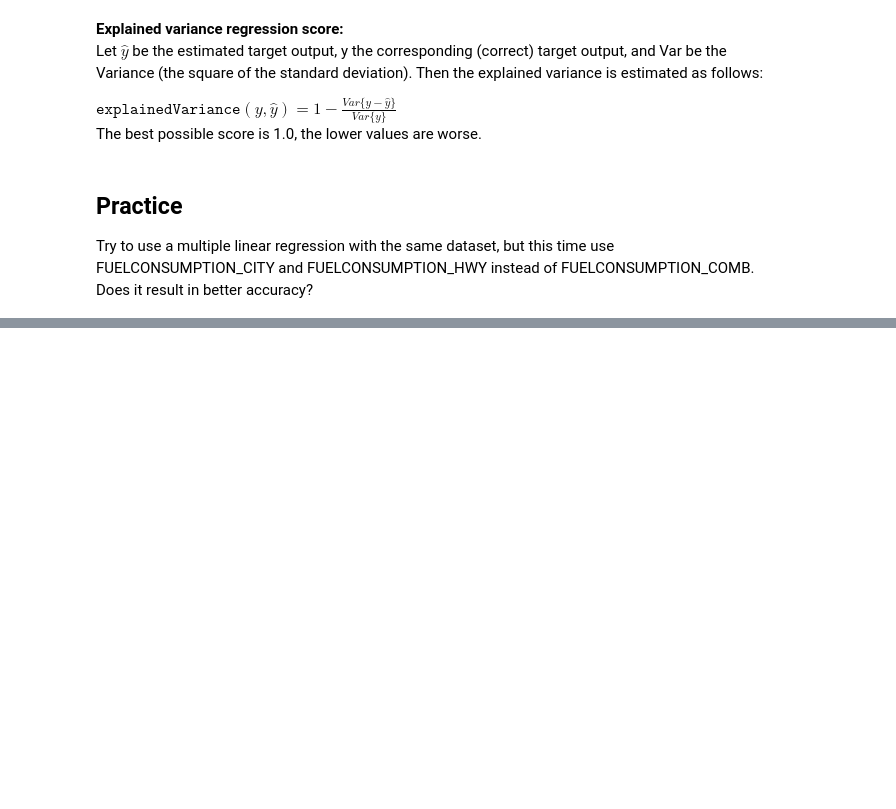
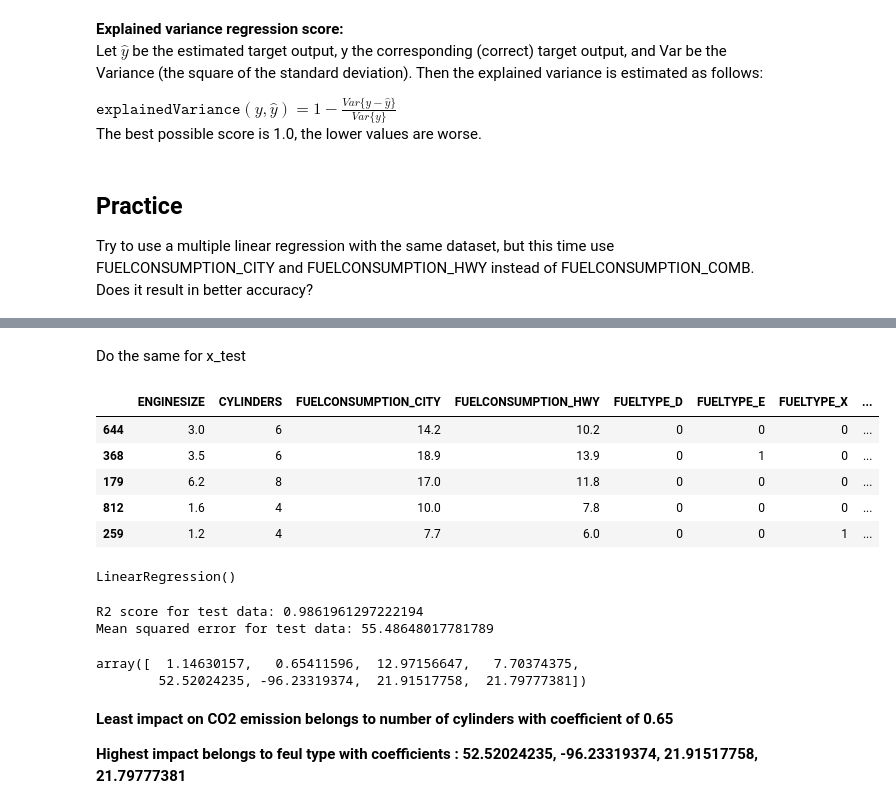
Before and after one commit to MohammadRezaAlikhani/CO2_emission, a Jupyter notebook: ML0101EN-Reg-Mulitple-Linear-Regression-Co2.ipynb, the cells around one changed output, grey strips where cells are left out. Saved outputs shown, nothing was run; the diff lists cells and outputs as text; code cells hidden in the pictures; blank space fills up the shorter version.

```diff
--- a/ML0101EN-Reg-Mulitple-Linear-Regression-Co2.ipynb
+++ b/ML0101EN-Reg-Mulitple-Linear-Regression-Co2.ipynb
@@ -246,0 +275,5 @@ Saeed Aghabozorgi
+# %%
+# new df for independent variables
+y = df["CO2EMISSIONS"]
+# %%
+x = df.drop(columns="CO2EMISSIONS")
@@ -246,0 +299,20 @@ Saeed Aghabozorgi
+# %% [markdown]
+Do the same for x_test
+# %%
+FUELTYPE_df = pd.get_dummies(x_test["FUELTYPE"], prefix="FUELTYPE")
+x_test = x_test[["ENGINESIZE","CYLINDERS","FUELCONSUMPTION_CITY","FUELCONSUMPTION_HWY"]]
+x_test = pd.concat([x_test,FUELTYPE_df], axis=1)
+x_test.head()
+# %% [output]
+|  | ENGINESIZE | CYLINDERS | FUELCONSUMPTION_CITY | FUELCONSUMPTION_HWY | FUELTYPE_D | FUELTYPE_E | FUELTYPE_X | ... |
+| 644 | 3.0 | 6 | 14.2 | 10.2 | 0 | 0 | 0 | ... |
+| 368 | 3.5 | 6 | 18.9 | 13.9 | 0 | 1 | 0 | ... |
+| 179 | 6.2 | 8 | 17.0 | 11.8 | 0 | 0 | 0 | ... |
+| 812 | 1.6 | 4 | 10.0 | 7.8 | 0 | 0 | 0 | ... |
+| 259 | 1.2 | 4 | 7.7 | 6.0 | 0 | 0 | 1 | ... |
+# %%
+# train model
+regr.fit(X=x_train,
+         y=y_train)
+# %% [output]
+LinearRegression()
@@ -246,0 +322,17 @@ Saeed Aghabozorgi
+# %%
+# evaluation of model
+print (f"R2 score for test data: {r2_score(y_test, y_hat2)}")
+print (f"Mean squared error for test data: {mse(y_test, y_hat2)}")
+# %% [output]
+R2 score for test data: 0.9861961297222194
+Mean squared error for test data: 55.48648017781789
+# %%
+# check the coefficients
+regr.coef_
+# %% [output]
+array([  1.14630157,   0.65411596,  12.97156647,   7.70374375,
+        52.52024235, -96.23319374,  21.91517758,  21.79777381])
+# %% [markdown]
+__Least impact on CO2 emission belongs to number of cylinders with coefficient of 0.65__
+
+__Highest impact belongs to feul type with coefficients : 52.52024235, -96.23319374,  21.91517758,  21.79777381__
```
Also changed, not shown: parts of 36 cells of this notebook.
